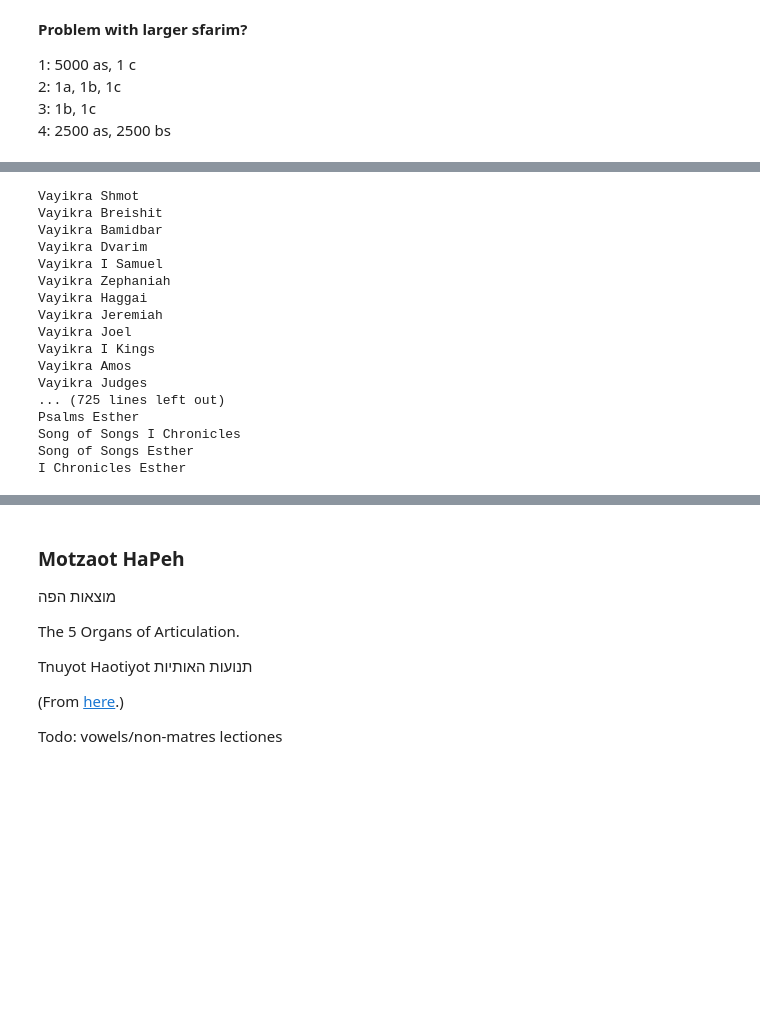
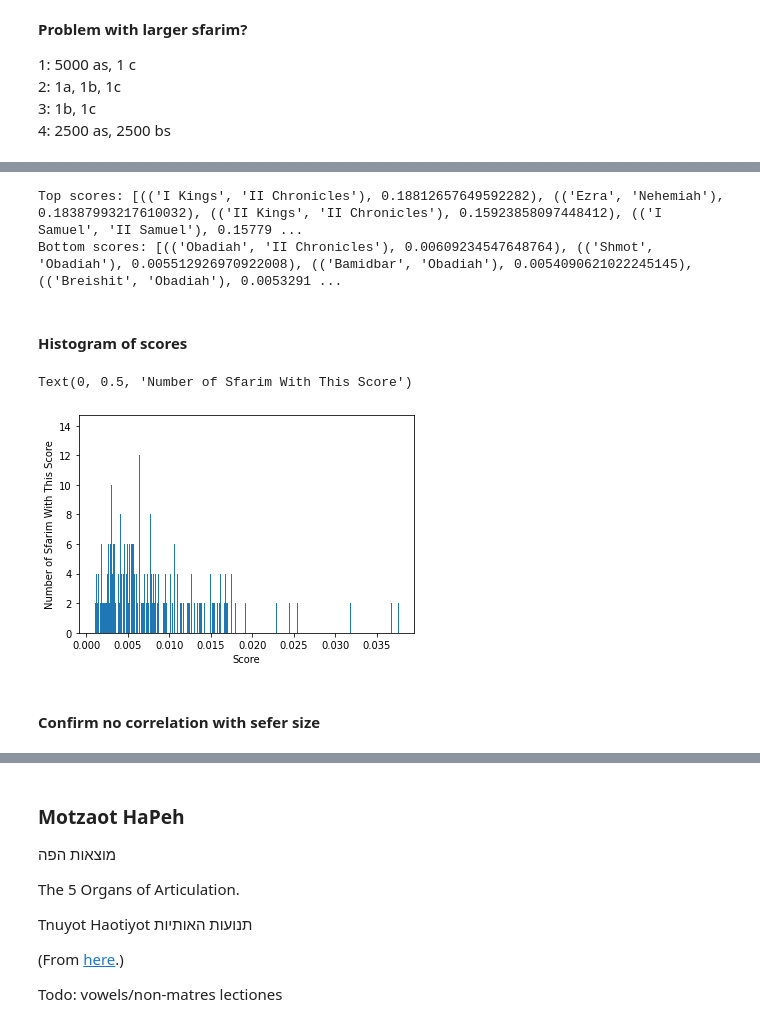
Before and after one commit to jhostyk/TorahScraping, a Jupyter notebook: Sefarianalysis.ipynb, the cells around one changed output, grey strips where cells are left out. Cells and saved outputs as stored; diff of their text form; code cells hidden in the pictures; blank space fills up the shorter version.

```diff
--- a/Sefarianalysis.ipynb
+++ b/Sefarianalysis.ipynb
@@ -347,7 +358,8 @@ Finished reading.
 # %%
 tanachPaths = getAllTanachPaths()
 
-sfarimToWords = {}
+sfarimToWords = {} ### Dict of dicts
+sfarimToSizeOfSefer = dict() ### dict of {seferName: int}
 ### Sections are Torah, Neviyim, Ktuvim
 for section, sectionPaths in tanachPaths.items():
     for seferPath in sectionPaths:
@@ -356,3 +368,4 @@ for section, sectionPaths in tanachPaths.items():
     #     print(seferName)
         wordsInSefer = makeWordDictionaryFromSefer(seferPath)
         sfarimToWords[seferName] = wordsInSefer
+        sfarimToSizeOfSefer[seferName] = sum(wordsInSefer.values())
@@ -377,13 +386,15 @@ for sefer, counts in sfarimToWords.items():
 # %%
 ### Get counts per word, across all of Tanach
 
-tanachToWords = Counter()
+wordsToTanachCounts = Counter()
+wordsToNumberOfSfarimTheyAppearIn = Counter()
 
 for seferName, seferToWords in sfarimToWords.items():
 
     for word, wordCounts in seferToWords.items():
 
-        tanachToWords[word] += wordCounts
+        wordsToTanachCounts[word] += wordCounts
+        wordsToNumberOfSfarimTheyAppearIn[word] += 1
 # %%
 torahSfarim = set(["Breishit", "Shmot", "Vayikra", "Bamidbar", "Dvarim"])
 for sefer in torahSfarim:
@@ -514,33 +557,42 @@ def compareSfarimScoring(listOfSfarim):
 
     unionWords = set()
     intersectionWords = set(sfarimToWords[listOfSfarim[0]])
+    numberOfSfarimInTanach = len(sfarimToWords)
+    numberOfSfarimInThisSet = len(listOfSfarim)
+
 
     for sefer in listOfSfarim:
 
         seferWords = set(sfarimToWords[sefer])
 
-        unionWords |= seferWords
         intersectionWords &= seferWords
 
     ### Calculate score:
     score = 0
     for word in intersectionWords:
 
-        tanachOccurences = float(tanachToWords[word])
+        numberOfSfarimThisWordAppearsIn = wordsToNumberOfSfarimTheyAppearIn[word]
 
-        amountShared = min([sfarimToWords[sefer][word] for sefer in listOfSfarim])
+        tanachOccurences = float(wordsToTanachCounts[word])
 
-        score += amountShared/tanachOccurences
+
+        amountShared = min([sfarimToWords[sefer][word] / np.log(sfarimToSizeOfSefer[sefer]) for sefer in listOfSfarim])
+
+        ### Maybe weight/ multiply the idf by a scaling factor?
+        idf = np.log(numberOfSfarimInTanach / numberOfSfarimThisWordAppearsIn)
+
+#         score += amountShared/tanachOccurences
+#         score += amountShared/numberOfSfarimThisWordAppearsIn
+        score += amountShared * idf
 
 
     ### Normalize:
 
     ## Divide by the total words across all the sfarim, to penalize larger sfarim.
-    totalWords = len(unionWords)
+    totalWords = sum([sfarimToSizeOfSefer[sefer] for sefer in listOfSfarim])
 
 
     ### Multiply by number of sfarim so that the perfect score can be 1.
-    numberOfSfarim = len(listOfSfarim)
-    score = score * numberOfSfarim / totalWords
+    score = score * numberOfSfarimInThisSet / totalWords
 
     return score
@@ -569,29 +617,19 @@ combos = itertools.combinations(sfarimNames, 2)
 scores = defaultdict(dict)
 for sefer1, sefer2 in combos:
 
-    print (sefer1, sefer2)
+#     print (sefer1, sefer2)
     score = compareSfarimScoring([sefer1, sefer2])
 
     scores[(sefer1, sefer2)] = score
     scores[(sefer2, sefer1)] = score
-# %% [output]
-Vayikra Shmot
-Vayikra Breishit
-Vayikra Bamidbar
-Vayikra Dvarim
-Vayikra I Samuel
-Vayikra Zephaniah
-Vayikra Haggai
-Vayikra Jeremiah
-Vayikra Joel
-Vayikra I Kings
-Vayikra Amos
-Vayikra Judges
-... (725 lines left out)
-Psalms Esther
-Song of Songs I Chronicles
-Song of Songs Esther
-I Chronicles Esther
+# %%
+### Highest scores:
+topScores = sorted(scores.items(), key = lambda sefer: sefer[1], reverse = True)
+print("Top scores:", topScores[:10:2])
+print("Bottom scores:", topScores[-10::2])
+# %% [output]
+Top scores: [(('I Kings', 'II Chronicles'), 0.18812657649592282), (('Ezra', 'Nehemiah'), 0.18387993217610032), (('II Kings', 'II Chronicles'), 0.15923858097448412), (('I Samuel', 'II Samuel'), 0.15779 ...
+Bottom scores: [(('Obadiah', 'II Chronicles'), 0.00609234547648764), (('Shmot', 'Obadiah'), 0.005512926970922008), (('Bamidbar', 'Obadiah'), 0.0054090621022245145), (('Breishit', 'Obadiah'), 0.0053291 ...
 # %%
 outputFileName = "sfarimComparisons.tsv"
 with open(outputFileName, "w") as out:
@@ -604,3 +642,15 @@ with open(outputFileName, "w") as out:
 
             out.write("{}\t{}\t{}\n".format(sefer1, sefer2, score))
         skipDuplicate = not skipDuplicate
+# %% [markdown]
+#### Histogram of scores
+# %%
+plt.figure()
+plt.hist(scores.values(), bins = len(scores))
+plt.xlabel("Score")
+plt.ylabel("Number of Sfarim With This Score")
+# %% [output]
+Text(0, 0.5, 'Number of Sfarim With This Score')
+[figure, added]
+# %% [markdown]
+#### Confirm no correlation with sefer size
```
Also changed, not shown: parts of 14 cells of this notebook.
